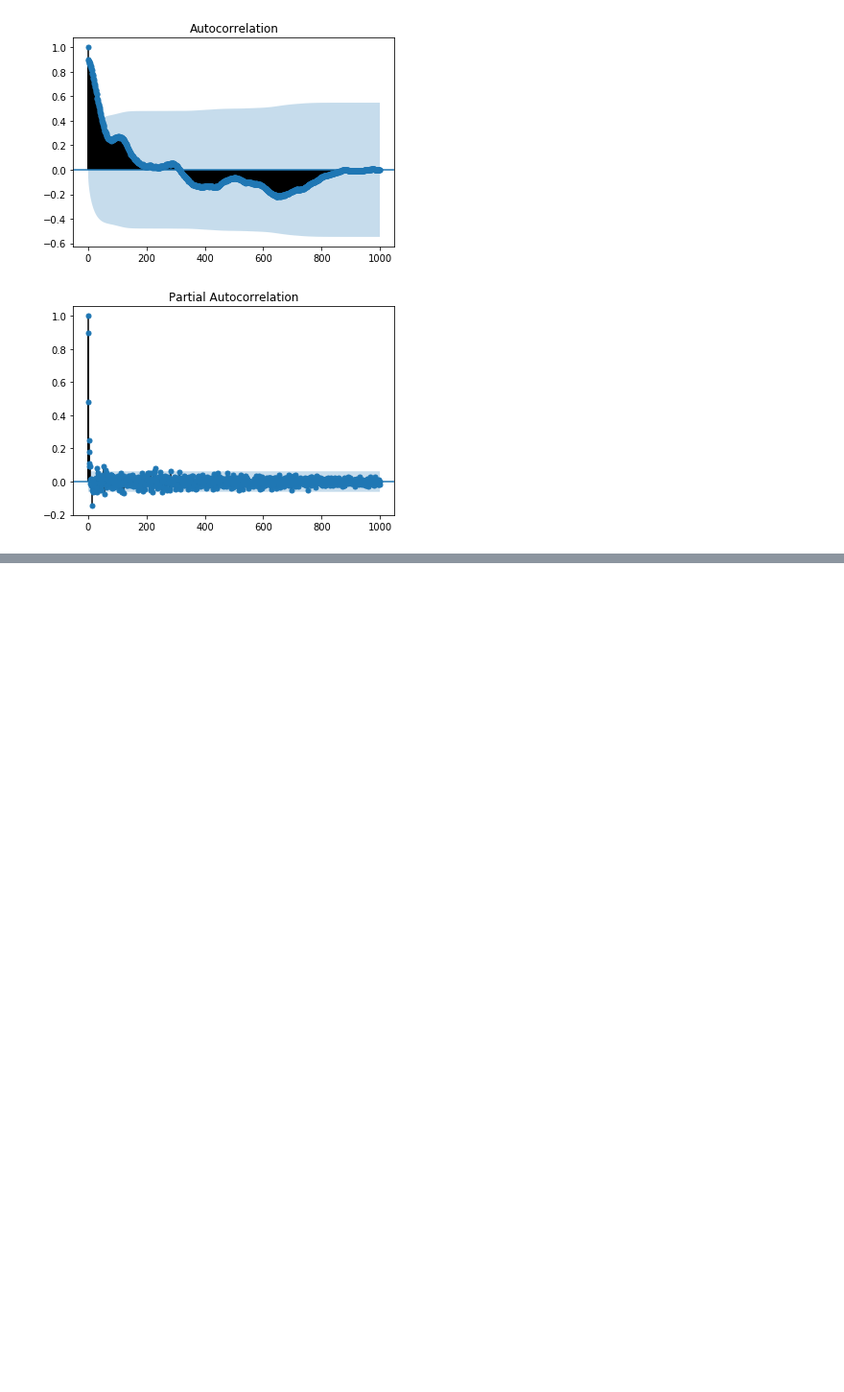
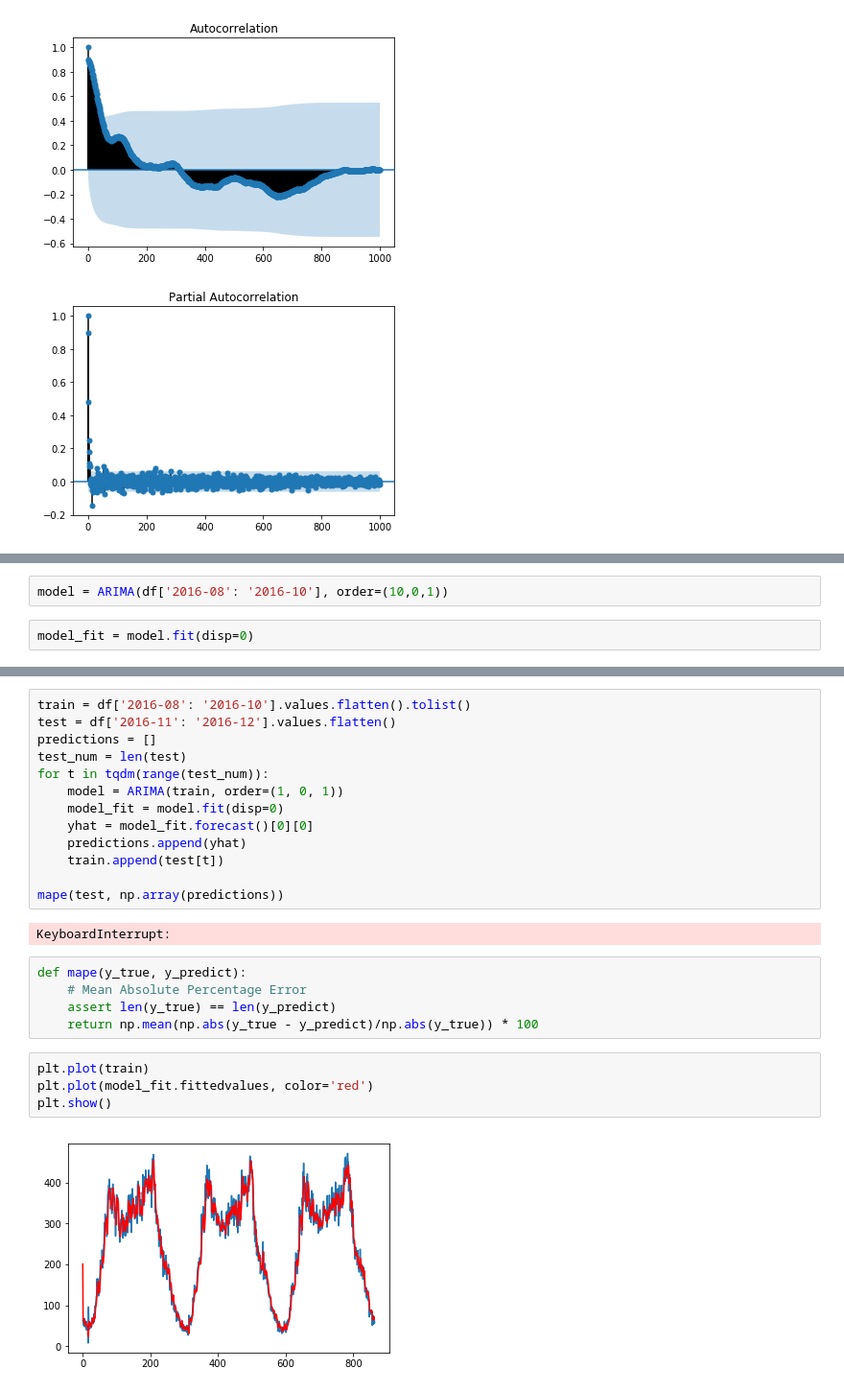
Before and after one commit to zydarChen/predict_17, a Jupyter notebook: PeMS/ARIMA.ipynb, the cells around one changed output, grey strips where cells are left out. Shown: that part at 96% size. Cells and saved outputs as stored; diff of their text form; blank space fills up the shorter version.

```diff
--- a/PeMS/ARIMA.ipynb
+++ b/PeMS/ARIMA.ipynb
@@ -66,0 +93,4 @@ plt.show()
+# %%
+model = ARIMA(df['2016-08': '2016-10'], order=(10,0,1))
+# %%
+model_fit = model.fit(disp=0)
@@ -66,0 +117,26 @@ plt.show()
+# %%
+train = df['2016-08': '2016-10'].values.flatten().tolist()
+test = df['2016-11': '2016-12'].values.flatten()
+predictions = []
+test_num = len(test)
+for t in tqdm(range(test_num)):
+    model = ARIMA(train, order=(1, 0, 1))
+    model_fit = model.fit(disp=0)
+    yhat = model_fit.forecast()[0][0]
+    predictions.append(yhat)
+    train.append(test[t])
+
+mape(test, np.array(predictions))
+# %% [output]
+KeyboardInterrupt:
+# %%
+def mape(y_true, y_predict):
+    # Mean Absolute Percentage Error
+    assert len(y_true) == len(y_predict)
+    return np.mean(np.abs(y_true - y_predict)/np.abs(y_true)) * 100
+# %%
+plt.plot(train)
+plt.plot(model_fit.fittedvalues, color='red')
+plt.show()
+# %% [output]
+[figure, added]
```
Also changed, not shown: parts of 8 cells of this notebook, 20 other files.
